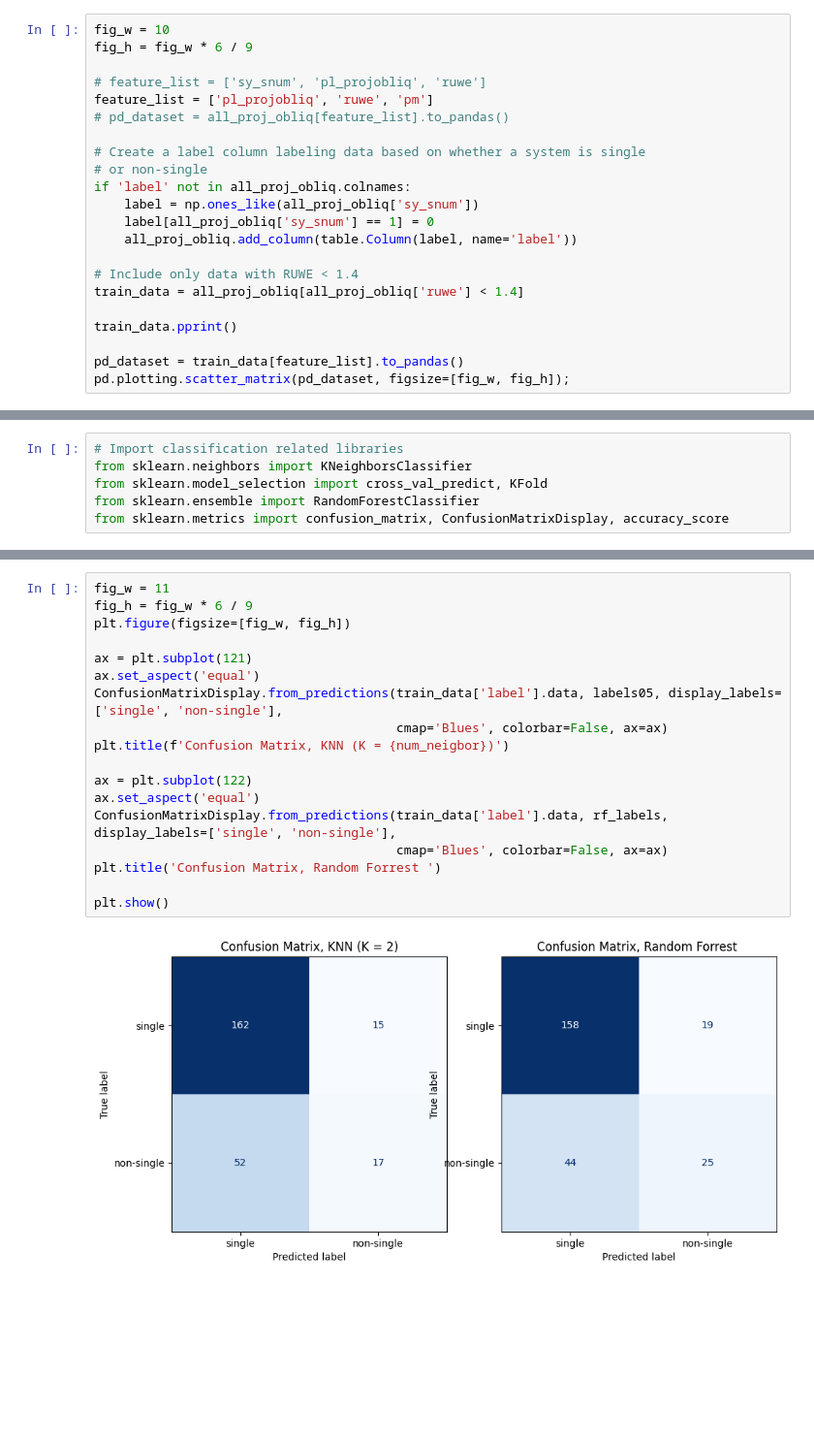
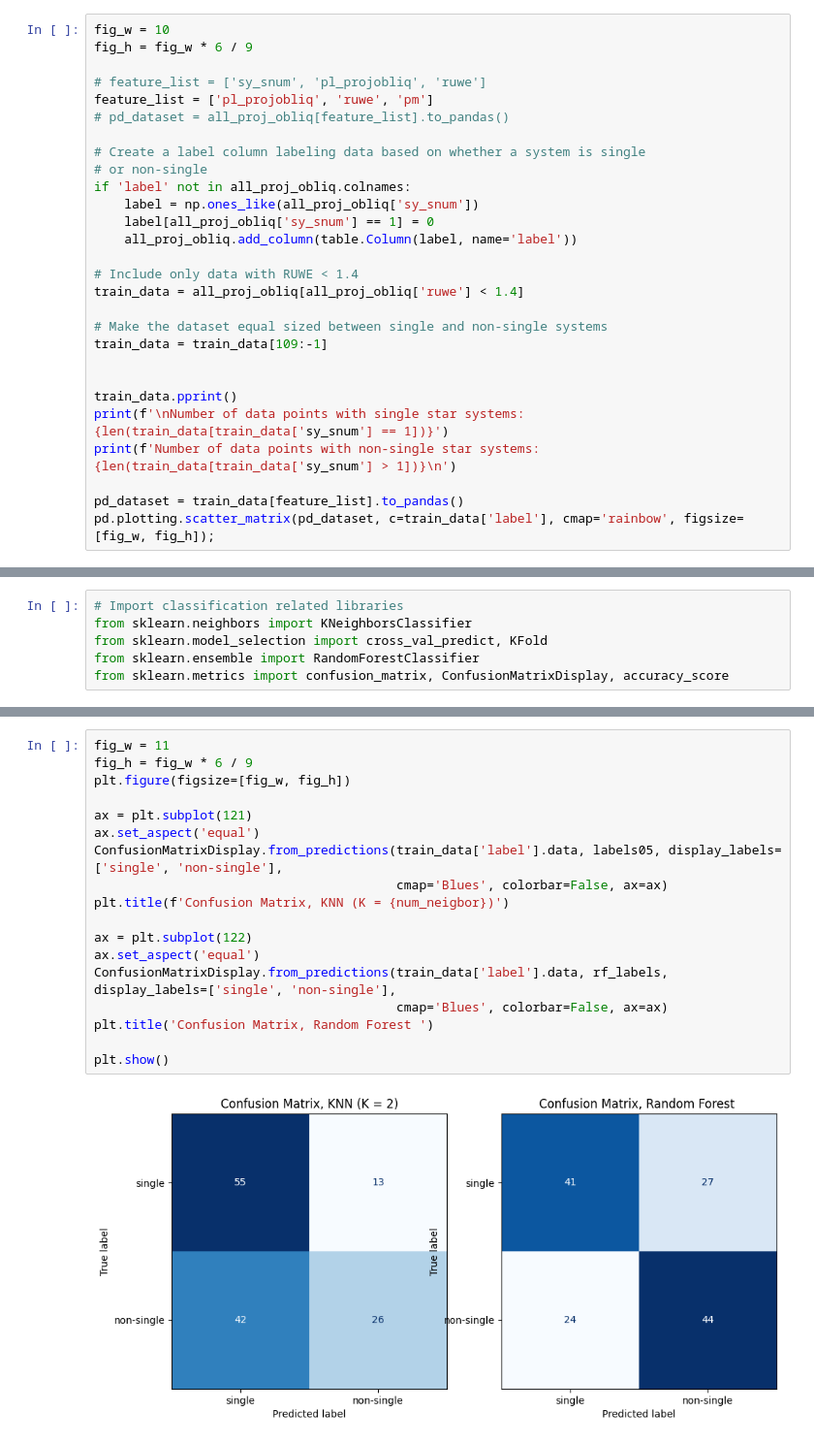
Before and after one commit to baryan/ASTR154-ProjectedObliquity, a Jupyter notebook: src/hypothesis_testing.ipynb, the cells around one changed output, grey strips where cells are left out. Shown at 97% size. Drawn from its saved outputs; the diff is of its cells as text; blank space fills up the shorter version.

```diff
--- a/src/hypothesis_testing.ipynb
+++ b/src/hypothesis_testing.ipynb
@@ -758,8 +758,14 @@ if 'label' not in all_proj_obliq.colnames:
 # Include only data with RUWE < 1.4
 train_data = all_proj_obliq[all_proj_obliq['ruwe'] < 1.4]
 
+# Make the dataset equal sized between single and non-single systems
+train_data = train_data[109:-1]
+
+
 train_data.pprint()
+print(f'\nNumber of data points with single star systems: {len(train_data[train_data['sy_snum'] == 1])}')
+print(f'Number of data points with non-single star systems: {len(train_data[train_data['sy_snum'] > 1])}\n')
 
 pd_dataset = train_data[feature_list].to_pandas()
-pd.plotting.scatter_matrix(pd_dataset, figsize=[fig_w, fig_h]);
+pd.plotting.scatter_matrix(pd_dataset, c=train_data['label'], cmap='rainbow', figsize=[fig_w, fig_h]);
 # %% [output]
@@ -945,20 +941,20 @@ Accuracy score: 74.39%
 # %%
 fig_w = 11
 fig_h = fig_w * 6 / 9
 plt.figure(figsize=[fig_w, fig_h])
 
 ax = plt.subplot(121)
 ax.set_aspect('equal')
 ConfusionMatrixDisplay.from_predictions(train_data['label'].data, labels05, display_labels=['single', 'non-single'],
                                         cmap='Blues', colorbar=False, ax=ax)
 plt.title(f'Confusion Matrix, KNN (K = {num_neigbor})')
 
 ax = plt.subplot(122)
 ax.set_aspect('equal')
 ConfusionMatrixDisplay.from_predictions(train_data['label'].data, rf_labels, display_labels=['single', 'non-single'],
                                         cmap='Blues', colorbar=False, ax=ax)
-plt.title('Confusion Matrix, Random Forrest ')
+plt.title('Confusion Matrix, Random Forest ')
 
 plt.show()
 # %% [output]
-[figure, old version]
+[figure, new version]
```
Also changed, not shown: parts of 11 cells of this notebook, 3 other files.
